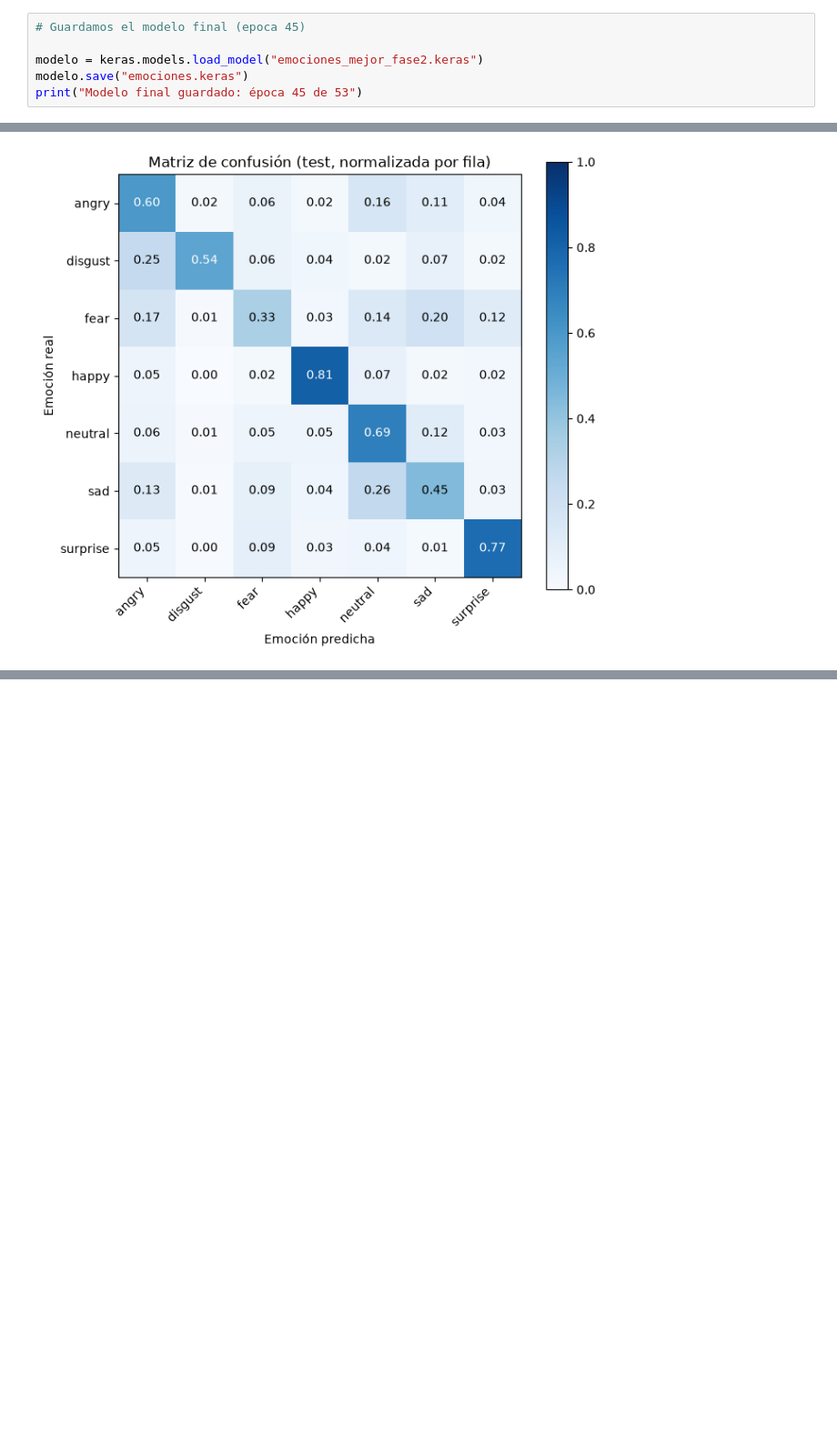
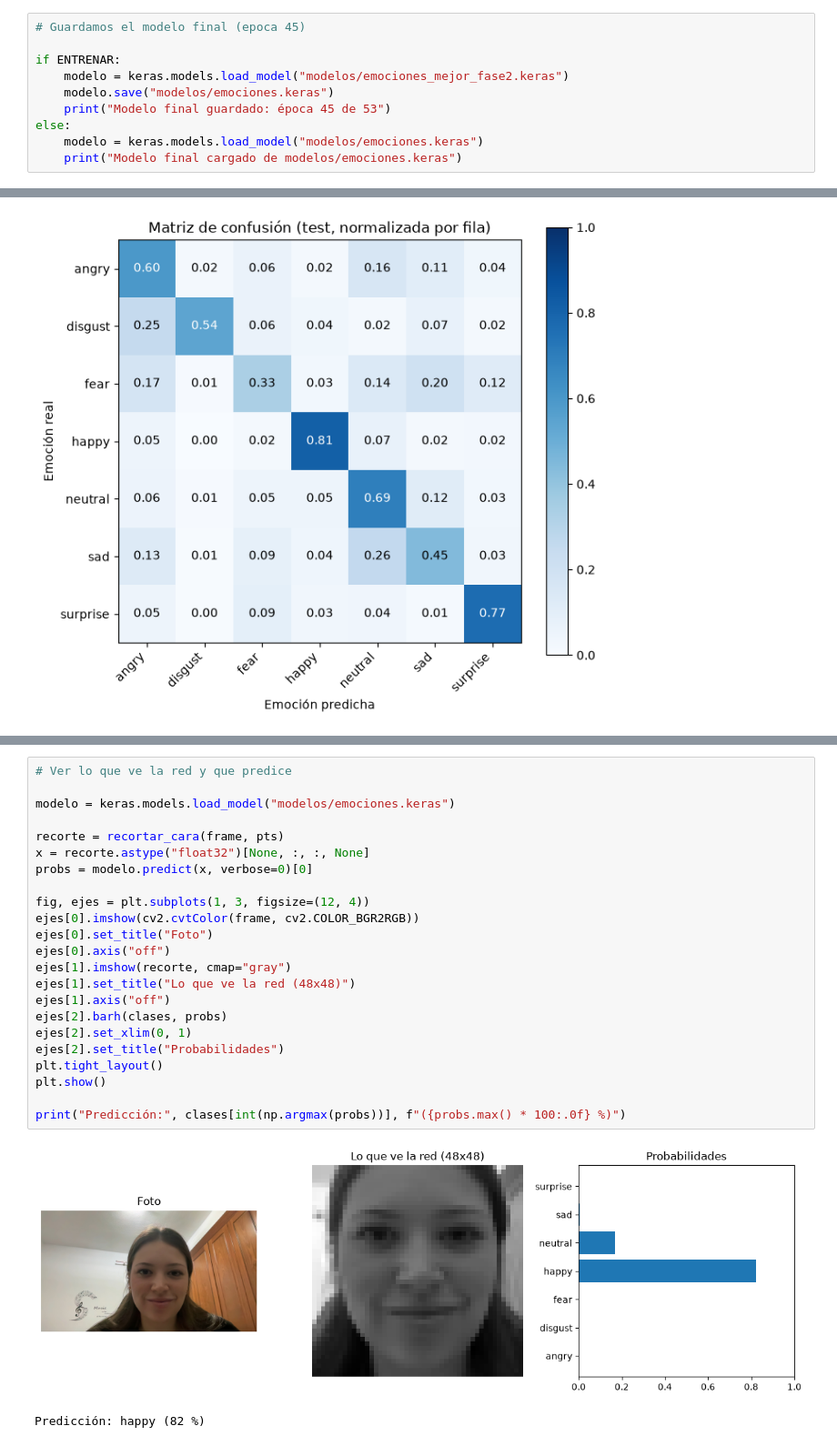
Before and after one commit to solbs365/VC, a Jupyter notebook: Practica5_VC/VC_P5_Tarea1.ipynb, the cells around one changed output, grey strips where cells are left out. Shown at 91% size. Saved outputs shown, nothing was run; the diff lists cells and outputs as text; blank space fills up the shorter version.

```diff
--- a/Practica5_VC/VC_P5_Tarea1.ipynb
+++ b/Practica5_VC/VC_P5_Tarea1.ipynb
@@ -294,9 +309,13 @@ Fase 2: 23 épocas en 32.2 min
 # %%
 # Guardamos el modelo final (epoca 45)
 
-modelo = keras.models.load_model("emociones_mejor_fase2.keras")
-modelo.save("emociones.keras")
-print("Modelo final guardado: época 45 de 53")
+if ENTRENAR:
+    modelo = keras.models.load_model("modelos/emociones_mejor_fase2.keras")
+    modelo.save("modelos/emociones.keras")
+    print("Modelo final guardado: época 45 de 53")
+else:
+    modelo = keras.models.load_model("modelos/emociones.keras")
+    print("Modelo final cargado de modelos/emociones.keras")
 # %% [output]
 Modelo final guardado: época 45 de 53
 # %%
@@ -411,0 +529,26 @@ Guardado resultados_entrenamiento.json
+# %%
+# Ver lo que ve la red y que predice
+
+modelo = keras.models.load_model("modelos/emociones.keras")
+
+recorte = recortar_cara(frame, pts)
+x = recorte.astype("float32")[None, :, :, None]
+probs = modelo.predict(x, verbose=0)[0]
+
+fig, ejes = plt.subplots(1, 3, figsize=(12, 4))
+ejes[0].imshow(cv2.cvtColor(frame, cv2.COLOR_BGR2RGB))
+ejes[0].set_title("Foto")
+ejes[0].axis("off")
+ejes[1].imshow(recorte, cmap="gray")
+ejes[1].set_title("Lo que ve la red (48x48)")
+ejes[1].axis("off")
+ejes[2].barh(clases, probs)
+ejes[2].set_xlim(0, 1)
+ejes[2].set_title("Probabilidades")
+plt.tight_layout()
+plt.show()
+
+print("Predicción:", clases[int(np.argmax(probs))], f"({probs.max() * 100:.0f} %)")
+# %% [output]
+[figure, added]
+Predicción: happy (82 %)
```
Also changed, not shown: parts of 11 cells of this notebook, 51 other files.
